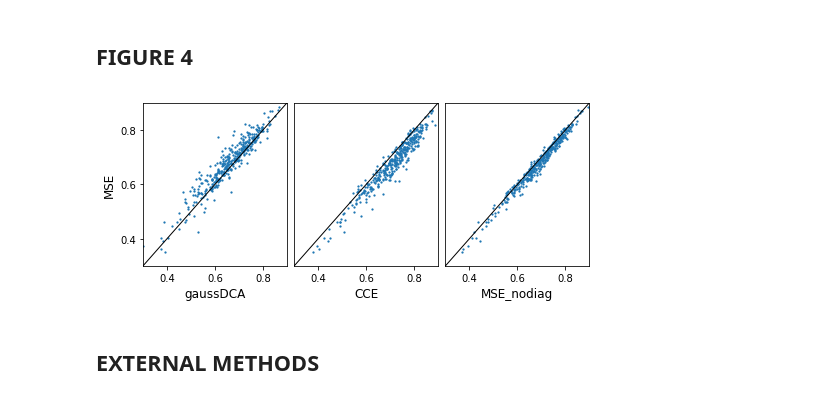
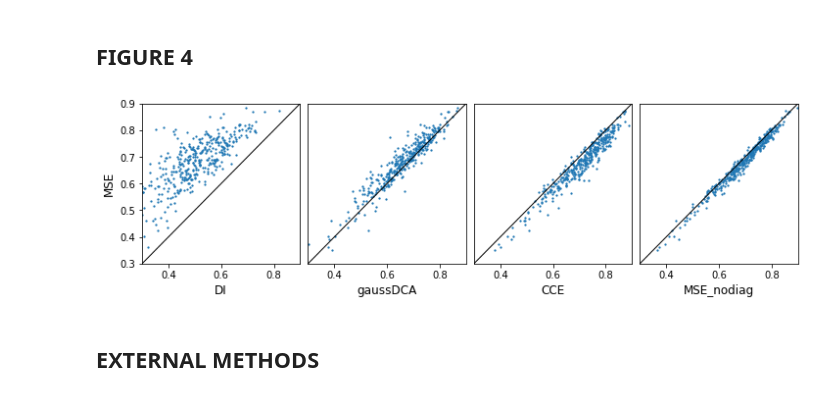
Before and after one commit to sokrypton/seqmodels, a Jupyter notebook: seqmodels.ipynb, the cells around one changed output. Drawn from its saved outputs; the diff is of its cells as text; code cells hidden in the pictures.

```diff
--- a/seqmodels.ipynb
+++ b/seqmodels.ipynb
@@ -90,7 +117,7 @@ def INV_COV(X, W, pcc=False, do_mean=True, rm_diag=False, no_run=False):
 ## functions for MSE/CCE
 # %%
 def opt_adam(loss, name, var_list=None, lr=1.0, b1=0.9, b2=0.999, b_fix=False):
-  '''adam optimizer'''
+  '''modified adam optimizer'''
 
   if var_list is None: var_list = tf.trainable_variables()
   gradients = tf.gradients(loss,var_list)
@@ -181,8 +216,8 @@ def MSE(X,W,lam_w=4.5,opt_iter=200,rm_diag=False):
 # %%
 def CCE(msa,
         msa_weights=None,
-        opt_rate=0.5,
-        opt_iter=200,
+        opt_rate=1.0,
+        opt_iter=100,
         use_bias=True,
         lam_w=0.01,
         lam_b=0.01,
@@ -219,8 +254,11 @@ def CCE(msa,
     non_gap = tf.abs(1.0 - MSA[...,-1])
     MSA = MSA[...,:-1]
 
+  if msa_weights is None:
+    MSA_weights = tf_weights(MSA)
+  else:
+    MSA_weights = tf.constant(msa_weights,tf.float32,name="msa_weights")
 
-  MSA_weights = tf.constant(msa_weights,tf.float32,name="msa_weights")
   NEFF = tf.reduce_sum(MSA_weights)
 
   # dense layer + softmax activation
@@ -322,5 +362,5 @@ for n,a in enumerate(data):
   plt.subplot(1,3,3); plt.title("true"); plt.imshow(true)
   plt.show()
 
-  if n > 3: break
+  if n > 0: break
 # %% [output]
@@ -347,4 +382,11 @@ tar -zxf gDCA.tar.gz
 tar -zxf DI.tar.gz
 tar -zxf MSE.tar.gz
 tar -zxf CCE.tar.gz
+# %%
+# compute matrices for MSE_nodiag experiment
+x_pred, x, x_w = inv_cov_model(rm_diag=True)
+MSE_nodiag = {}
+with tf.Session() as sess:
+  for n,a in enumerate(data):
+    MSE_nodiag[a["x_id"]] = sess.run(x_pred,{x:a["x"],x_w:a["x_w"]})
 # %%
@@ -372,37 +411,47 @@ with tf.Session() as sess:
 ACC = np.array(ACC)
 AUC = np.mean(ACC,axis=-1)
 # %%
-plt.figure(figsize=(8,3))
+plt.figure(figsize=(4*3,3))
 plt.subplots_adjust(wspace=0.05, hspace=None)
 a, b = 0.3,0.9
 ticks = [0.4,0.6,0.8]
 
-plt.subplot(1,3,1)
+plt.subplot(1,4,1)
+plt.scatter(AUC[:,1],AUC[:,2],s=1.5);
+plt.ylim(a,b); plt.xlim(a,b)
+plt.xlabel("DI",fontsize=12);
+plt.plot([0,1],[0,1],c="black",linewidth=1)
+plt.xticks(ticks)
+plt.ylabel("MSE",fontsize=12)
+
+plt.subplot(1,4,2)
 plt.scatter(AUC[:,0],AUC[:,2],s=1.5);
 plt.ylim(a,b); plt.xlim(a,b)
-plt.ylabel("MSE",fontsize=12); plt.xlabel("gaussDCA",fontsize=12)
+plt.xlabel("gaussDCA",fontsize=12)
 plt.plot([0,1],[0,1],c="black",linewidth=1)
 plt.xticks(ticks); plt.yticks(ticks)
+plt.gca().axes.get_yaxis().set_visible(False)
 
-plt.subplot(1,3,2)
+plt.subplot(1,4,3)
 plt.scatter(AUC[:,4],AUC[:,2],s=1.5);
 plt.ylim(a,b); plt.xlim(a,b)
 plt.xlabel("CCE",fontsize=12);
 plt.plot([0,1],[0,1],c="black",linewidth=1)
+plt.xticks(ticks)
 plt.gca().axes.get_yaxis().set_visible(False)
-plt.xticks(ticks)
 
-plt.subplot(1,3,3)
+plt.subplot(1,4,4)
 plt.scatter(AUC[:,3],AUC[:,2],s=1.5);
 plt.ylim(a,b); plt.xlim(a,b)
 plt.xlabel("MSE_nodiag",fontsize=12);
 plt.plot([0,1],[0,1],c="black",linewidth=1)
+plt.xticks(ticks)
 plt.gca().axes.get_yaxis().set_visible(False)
-plt.xticks(ticks)
+
 
 plt.savefig("unified_fig4_b.pdf",bbox_inches = "tight")
 # %% [output]
-[figure, old version]
+[figure, new version]
 # %% [markdown]
 ## EXTERNAL METHODS
 # %% [markdown]
```
Also changed, not shown: parts of 6 cells of this notebook.
